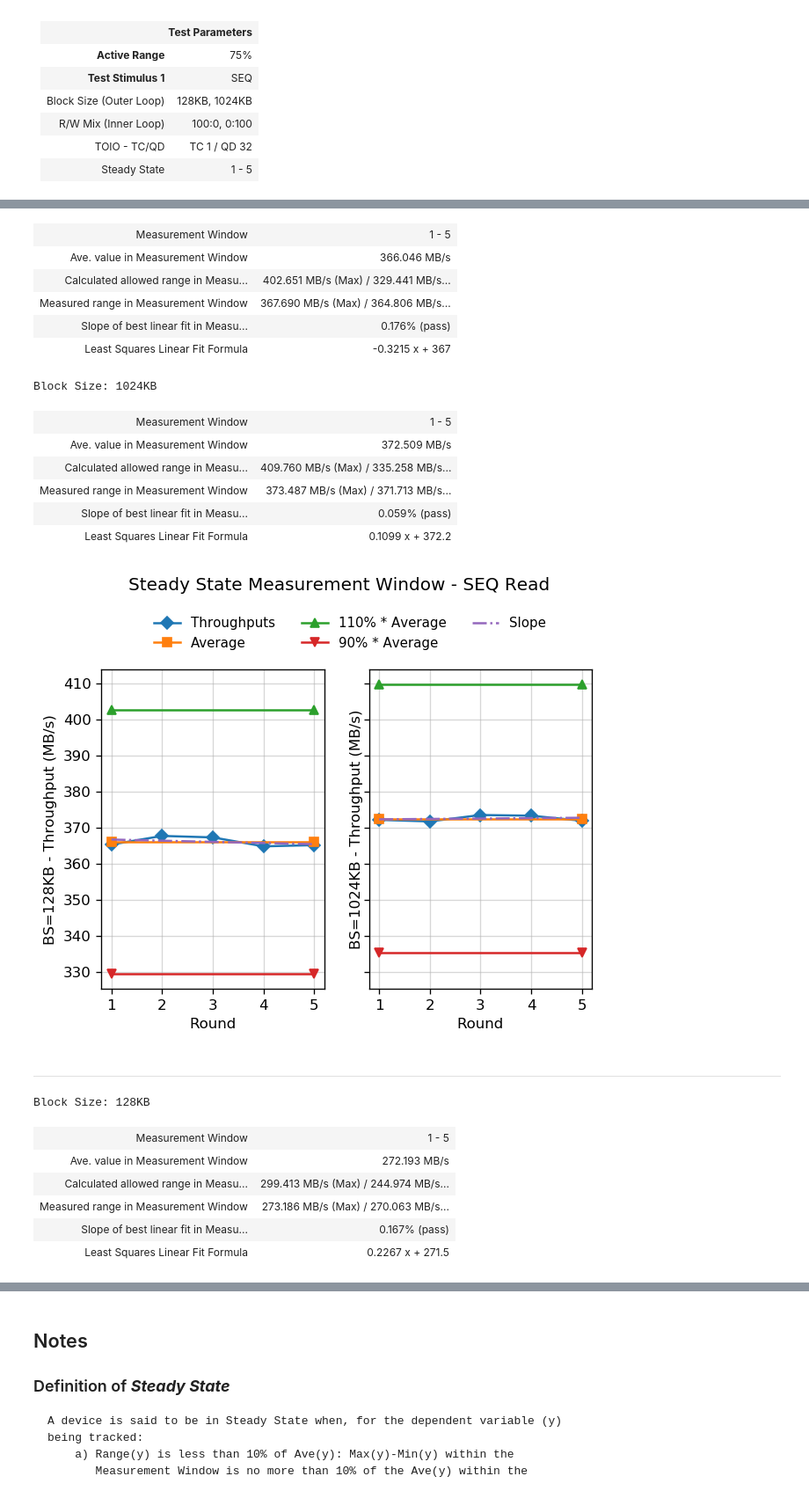
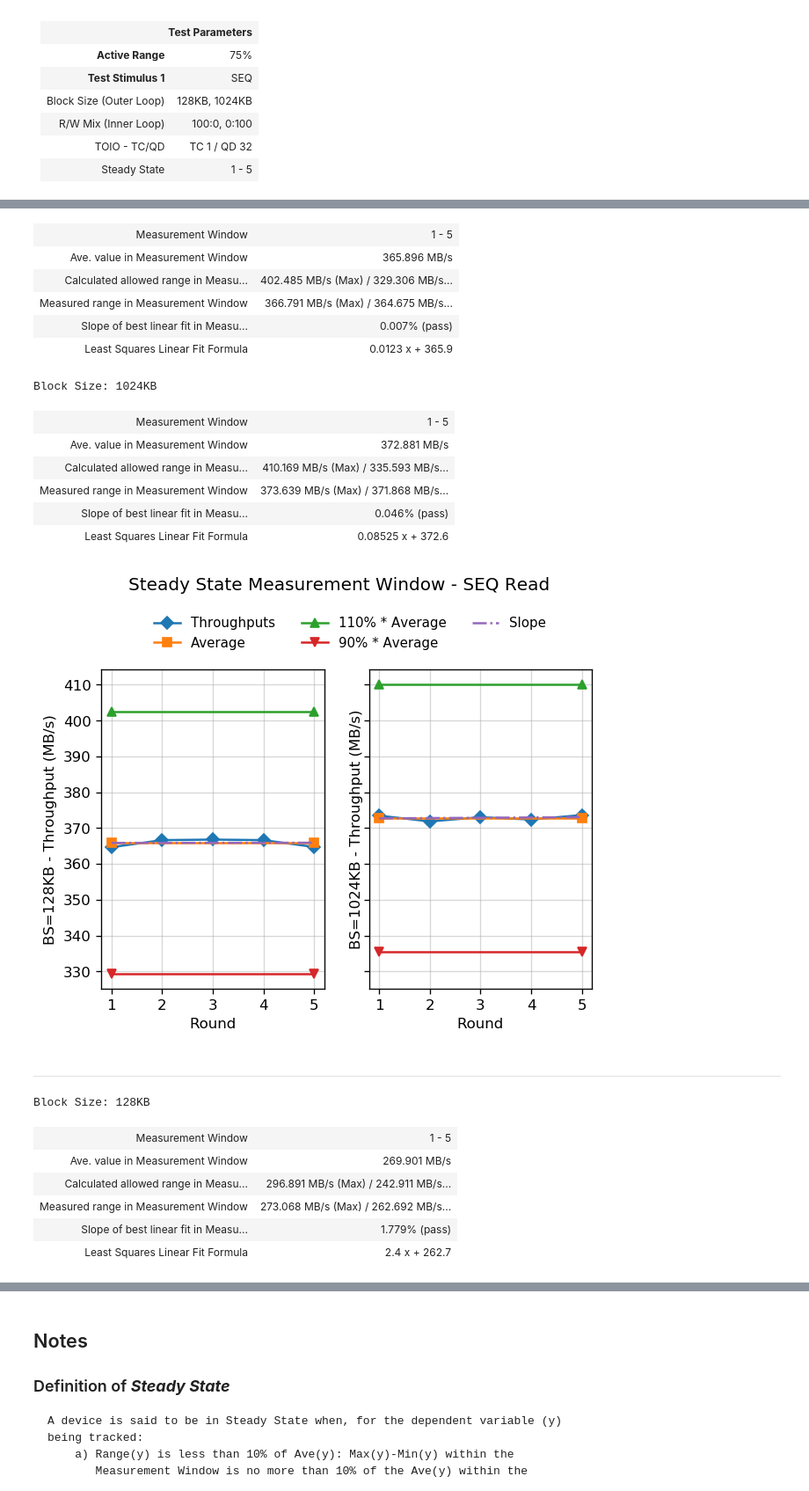
Before and after one commit to ljishen/SSSPT, a Jupyter notebook: analysis/notebooks/throughput_test_hp.ipynb, the cells around one changed output, grey strips where cells are left out. Shown at 88% size. Saved outputs shown, nothing was run; the diff lists cells and outputs as text; code cells hidden in the pictures.

```diff
--- a/analysis/notebooks/throughput_test_hp.ipynb
+++ b/analysis/notebooks/throughput_test_hp.ipynb
@@ -161,7 +161,7 @@
 # %%
 %run 'common/plot_throughput.py'
 
-profiles_dirname = 'throughput_hp'
+profiles_dirname = 'hp/throughput/2'
 
 plot_ss_convergence(profiles_dirname)
 plot_ss_measurement_window(profiles_dirname)
@@ -171,26 +171,26 @@ plot_tp_measurement(profiles_dirname)
 ---
 Block Size: 128KB
 | Measurement Window | 1 - 5 |
-| Ave. value in Measurement Window | 366.046 MB/s |
-| Calculated allowed range in Measu... | 402.651 MB/s (Max) / 329.441 MB/s... |
-| Measured range in Measurement Window | 367.690 MB/s (Max) / 364.806 MB/s... |
-| Slope of best linear fit in Measu... | 0.176% (pass) |
-| Least Squares Linear Fit Formula | -0.3215 x + 367 |
+| Ave. value in Measurement Window | 365.896 MB/s |
+| Calculated allowed range in Measu... | 402.485 MB/s (Max) / 329.306 MB/s... |
+| Measured range in Measurement Window | 366.791 MB/s (Max) / 364.675 MB/s... |
+| Slope of best linear fit in Measu... | 0.007% (pass) |
+| Least Squares Linear Fit Formula | 0.0123 x + 365.9 |
 Block Size: 1024KB
 | Measurement Window | 1 - 5 |
-| Ave. value in Measurement Window | 372.509 MB/s |
-| Calculated allowed range in Measu... | 409.760 MB/s (Max) / 335.258 MB/s... |
-| Measured range in Measurement Window | 373.487 MB/s (Max) / 371.713 MB/s... |
-| Slope of best linear fit in Measu... | 0.059% (pass) |
-| Least Squares Linear Fit Formula | 0.1099 x + 372.2 |
+| Ave. value in Measurement Window | 372.881 MB/s |
+| Calculated allowed range in Measu... | 410.169 MB/s (Max) / 335.593 MB/s... |
+| Measured range in Measurement Window | 373.639 MB/s (Max) / 371.868 MB/s... |
+| Slope of best linear fit in Measu... | 0.046% (pass) |
+| Least Squares Linear Fit Formula | 0.08525 x + 372.6 |
-[figure, old version]
+[figure, new version]
 ---
 Block Size: 128KB
 | Measurement Window | 1 - 5 |
-| Ave. value in Measurement Window | 272.193 MB/s |
-| Calculated allowed range in Measu... | 299.413 MB/s (Max) / 244.974 MB/s... |
-| Measured range in Measurement Window | 273.186 MB/s (Max) / 270.063 MB/s... |
-| Slope of best linear fit in Measu... | 0.167% (pass) |
-| Least Squares Linear Fit Formula | 0.2267 x + 271.5 |
+| Ave. value in Measurement Window | 269.901 MB/s |
+| Calculated allowed range in Measu... | 296.891 MB/s (Max) / 242.911 MB/s... |
+| Measured range in Measurement Window | 273.068 MB/s (Max) / 262.692 MB/s... |
+| Slope of best linear fit in Measu... | 1.779% (pass) |
+| Least Squares Linear Fit Formula | 2.4 x + 262.7 |
 Block Size: 1024KB
 | Measurement Window | 1 - 5 |
```
Also changed, not shown: parts of 2 cells of this notebook, 3 other files.
